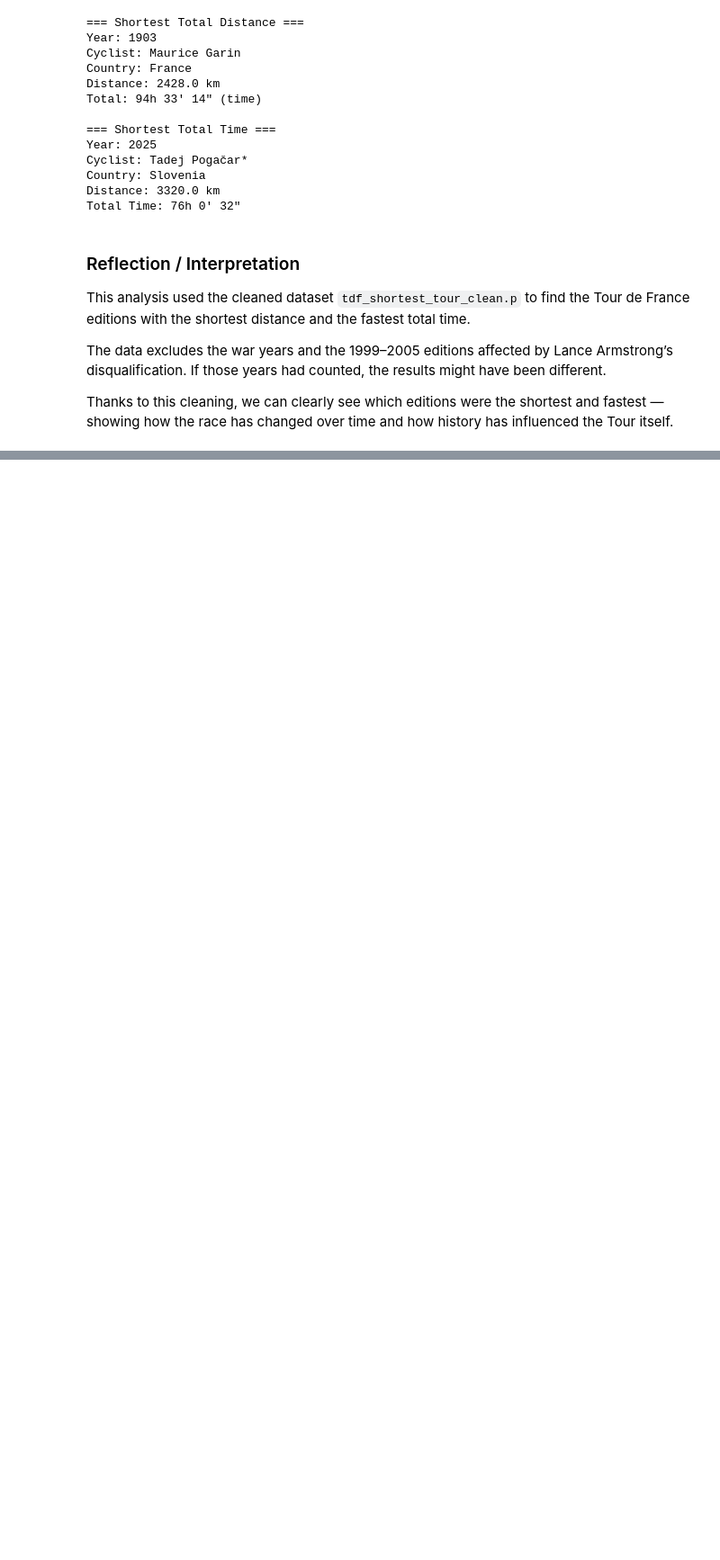
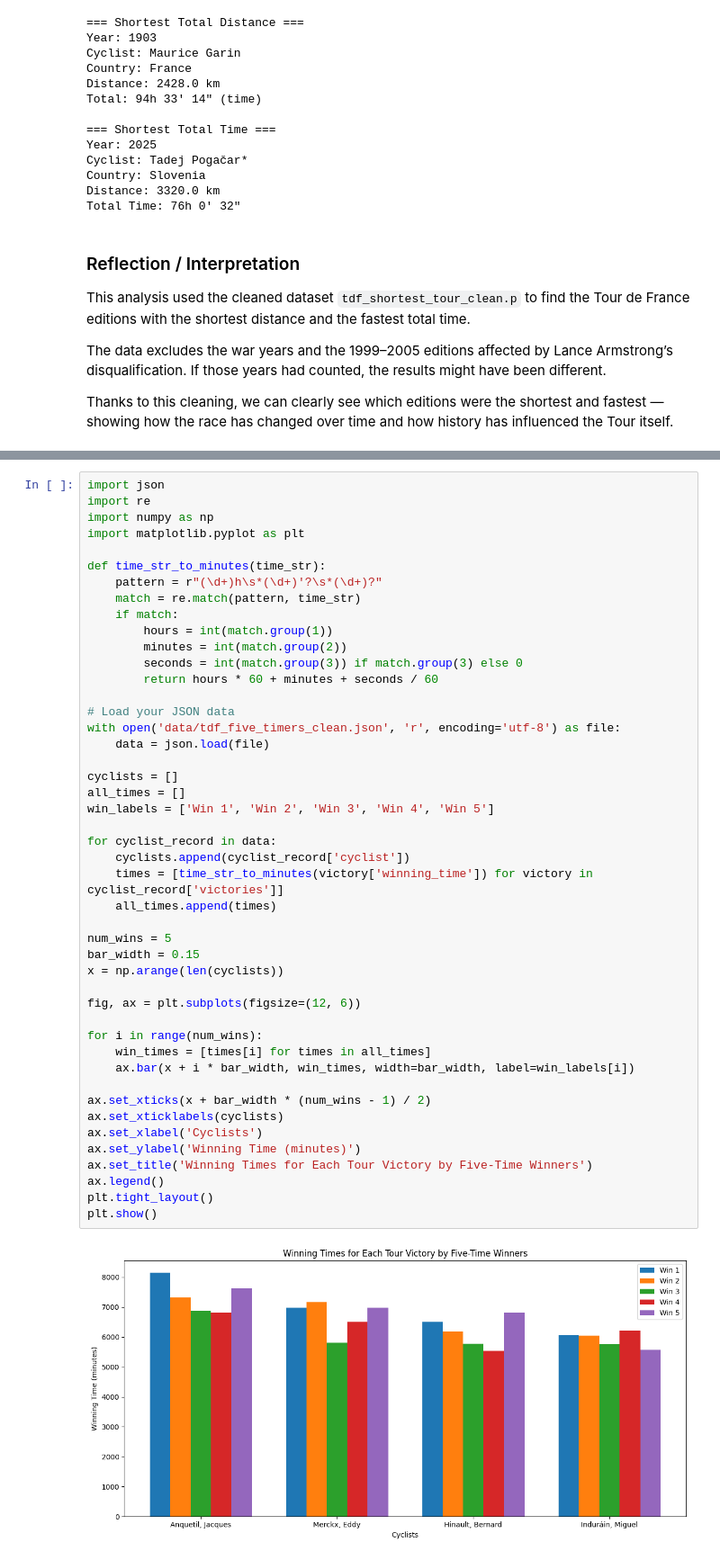
Before and after one commit to J41r0Ps/Project_DataScience_2025-2026, a Jupyter notebook: 02_analysis.ipynb, the cells around one changed output, grey strips where cells are left out. Shown at 90% size. Cells and saved outputs as stored; diff of their text form; blank space fills up the shorter version.

```diff
--- a/02_analysis.ipynb
+++ b/02_analysis.ipynb
@@ -185,0 +205,48 @@ Thanks to this cleaning, we can clearly see which editions were the shortest and
+# %%
+import json
+import re
+import numpy as np
+import matplotlib.pyplot as plt
+
+def time_str_to_minutes(time_str):
+    pattern = r"(\d+)h\s*(\d+)'?\s*(\d+)?"
+    match = re.match(pattern, time_str)
+    if match:
+        hours = int(match.group(1))
+        minutes = int(match.group(2))
+        seconds = int(match.group(3)) if match.group(3) else 0
+        return hours * 60 + minutes + seconds / 60
+
+# Load your JSON data
+with open('data/tdf_five_timers_clean.json', 'r', encoding='utf-8') as file:
+    data = json.load(file)
+
+cyclists = []
+all_times = []
+win_labels = ['Win 1', 'Win 2', 'Win 3', 'Win 4', 'Win 5']
+
+for cyclist_record in data:
+    cyclists.append(cyclist_record['cyclist'])
+    times = [time_str_to_minutes(victory['winning_time']) for victory in cyclist_record['victories']]
+    all_times.append(times)
+
+num_wins = 5
+bar_width = 0.15
+x = np.arange(len(cyclists))
+
+fig, ax = plt.subplots(figsize=(12, 6))
+
+for i in range(num_wins):
+    win_times = [times[i] for times in all_times]
+    ax.bar(x + i * bar_width, win_times, width=bar_width, label=win_labels[i])
+
+ax.set_xticks(x + bar_width * (num_wins - 1) / 2)
+ax.set_xticklabels(cyclists)
+ax.set_xlabel('Cyclists')
+ax.set_ylabel('Winning Time (minutes)')
+ax.set_title('Winning Times for Each Tour Victory by Five-Time Winners')
+ax.legend()
+plt.tight_layout()
+plt.show()
+# %% [output]
+[figure, added]
```
Also changed, not shown: parts of 5 cells of this notebook, 4 other files.
